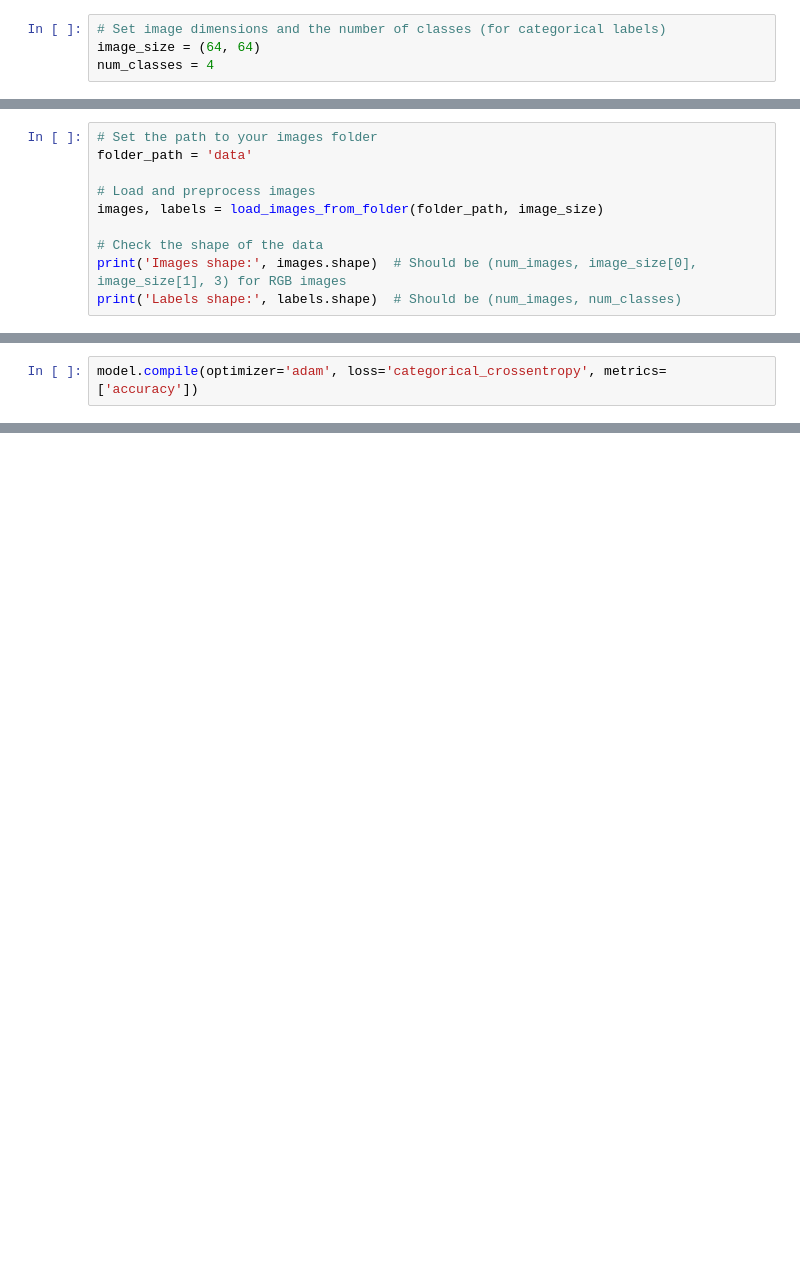
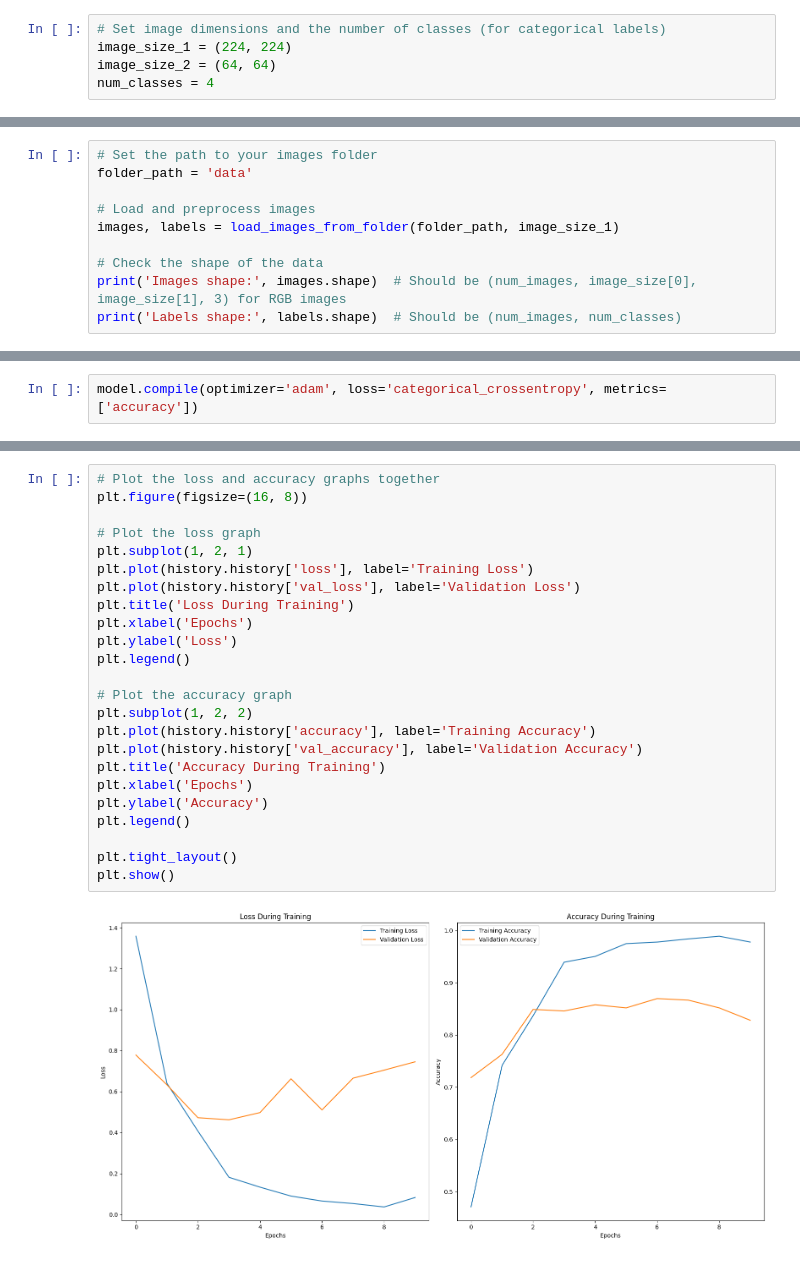
Before and after one commit to lsanhtan/CNN_Vector, a Jupyter notebook: Project.ipynb, the cells around one changed output, grey strips where cells are left out. Saved outputs shown, nothing was run; the diff lists cells and outputs as text; blank space fills up the shorter version.

```diff
--- a/Project.ipynb
+++ b/Project.ipynb
@@ -12,7 +27,8 @@ from keras import layers
 class_names = ['run', 'slide', 'sprint', 'jump']
 # %%
 # Set image dimensions and the number of classes (for categorical labels)
-image_size = (64, 64)
+image_size_1 = (224, 224)
+image_size_2 = (64, 64)
 num_classes = 4
 # %%
 def load_images_from_folder(folder_path, image_size):
@@ -60,7 +80,7 @@ def load_images_from_folder(folder_path, image_size):
 folder_path = 'data'
 
 # Load and preprocess images
-images, labels = load_images_from_folder(folder_path, image_size)
+images, labels = load_images_from_folder(folder_path, image_size_1)
 
 # Check the shape of the data
 print('Images shape:', images.shape)  # Should be (num_images, image_size[0], image_size[1], 3) for RGB images
@@ -207,3 +180,29 @@ plt.show()
+# %%
+# Plot the loss and accuracy graphs together
+plt.figure(figsize=(16, 8))
+
+# Plot the loss graph
+plt.subplot(1, 2, 1)
+plt.plot(history.history['loss'], label='Training Loss')
+plt.plot(history.history['val_loss'], label='Validation Loss')
+plt.title('Loss During Training')
+plt.xlabel('Epochs')
+plt.ylabel('Loss')
+plt.legend()
+
+# Plot the accuracy graph
+plt.subplot(1, 2, 2)
+plt.plot(history.history['accuracy'], label='Training Accuracy')
+plt.plot(history.history['val_accuracy'], label='Validation Accuracy')
+plt.title('Accuracy During Training')
+plt.xlabel('Epochs')
+plt.ylabel('Accuracy')
+plt.legend()
+
+plt.tight_layout()
+plt.show()
+# %% [output]
+[figure, added]
 # %%
 test_loss, test_accuracy = model.evaluate(test_images, test_labels)
 
```
Also changed, not shown: parts of 29 cells of this notebook, 1 other file.
